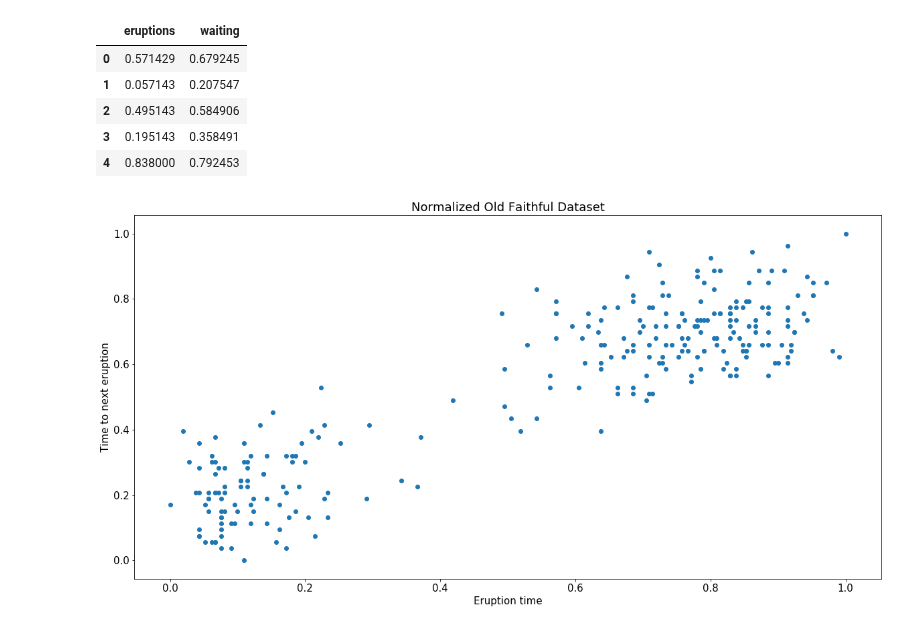
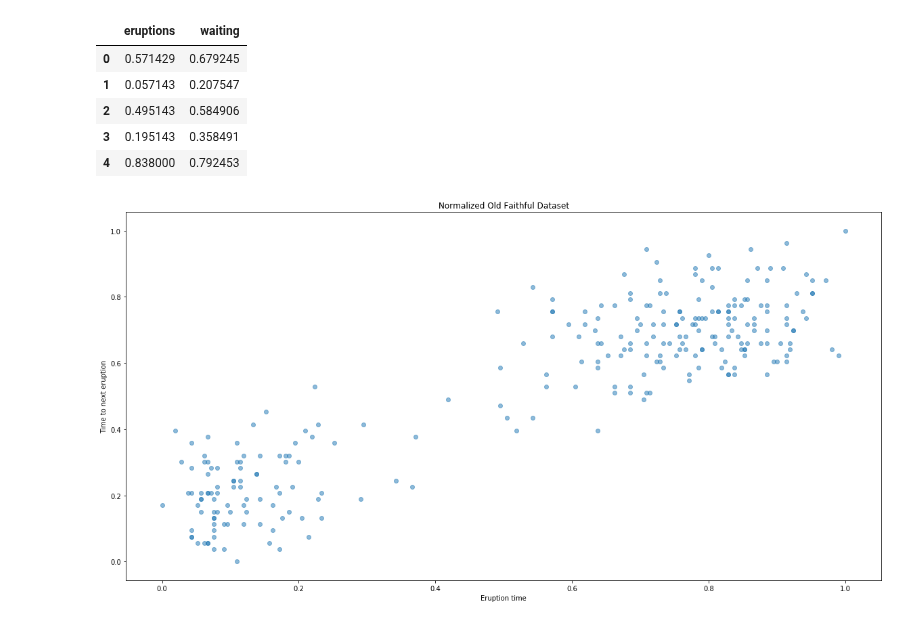
Before and after one commit to 0xLeon/MachLearn-Exercises, a Jupyter notebook: Exercise07/MachLearnExercise07.ipynb, the cells around one changed output. Drawn from its saved outputs; the diff is of its cells as text; code cells hidden in the pictures.

Commit message:
Added alpha to scatter plots

```diff
--- a/Exercise07/MachLearnExercise07.ipynb
+++ b/Exercise07/MachLearnExercise07.ipynb
@@ -37,10 +37,10 @@ ndata.head()
 | 4 | 0.838000 | 0.792453 |
 # %%
 plt.figure(1, (20, 10))
-plt.scatter(ndata['eruptions'], ndata['waiting'])
+plt.scatter(ndata['eruptions'], ndata['waiting'], marker='o', alpha=0.5)
 plt.xlabel('Eruption time')
 plt.ylabel('Time to next eruption')
 plt.title('Normalized Old Faithful Dataset')
 plt.show()
 # %% [output]
-[figure, old version]
+[figure, new version]
```
Also changed, not shown: parts of 1 cell of this notebook.
